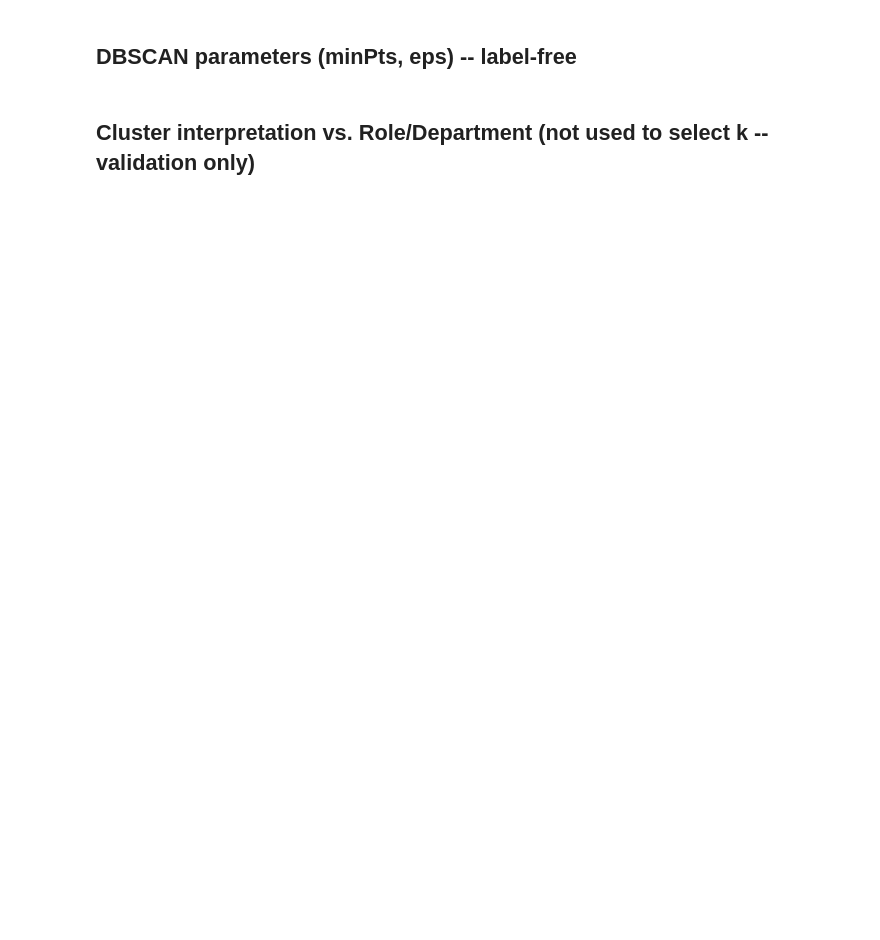
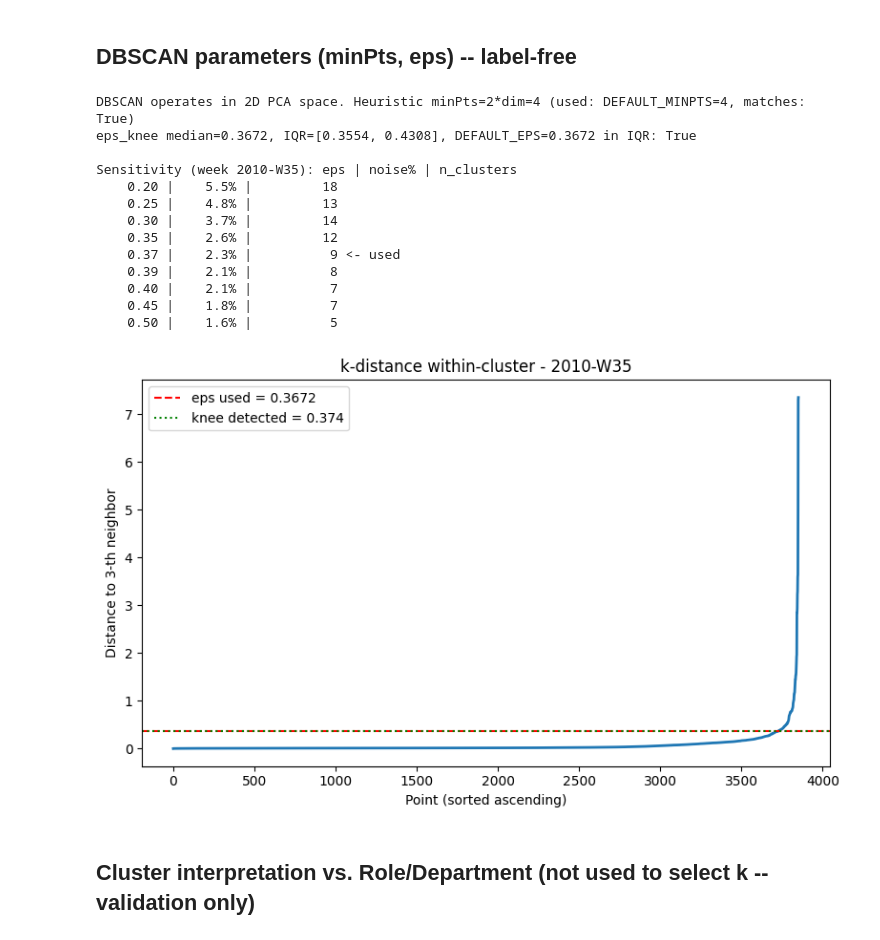
Before and after one commit to ariefikhwanwicaksono/awik-reproducibility, a Jupyter notebook: notebooks/02_layer1_justification.ipynb, the cells around one changed output. Cells and saved outputs as stored; diff of their text form; code cells hidden in the pictures; blank space fills up the shorter version.

```diff
--- a/notebooks/02_layer1_justification.ipynb
+++ b/notebooks/02_layer1_justification.ipynb
@@ -231,7 +246,7 @@ Xpr = PCA(n_components=2, random_state=42).fit_transform(StandardScaler().fit_tr
 lab_r = KMeans(n_clusters=DEFAULT_K, random_state=42, n_init=10).fit_predict(Xpr)
 
 print(f"\nSensitivity (week {yr_r}-W{wk_r:02d}): eps | noise% | n_clusters")
-for eps in [0.20, 0.25, 0.30, 0.35, 0.39, 0.40, 0.45, 0.50]:
+for eps in [0.20, 0.25, 0.30, 0.35, 0.3672, 0.39, 0.40, 0.45, 0.50]:
     noise_tot, ncl_tot = 0, 0
     for c in np.unique(lab_r):
         pts = Xpr[lab_r == c]
@@ -239,33 +254,48 @@ for eps in [0.20, 0.25, 0.30, 0.35, 0.39, 0.40, 0.45, 0.50]:
             noise_tot += len(pts)
             continue
         dl = DBSCAN(eps=eps, min_samples=DEFAULT_MINPTS).fit_predict(pts)
         noise_tot += int(np.sum(dl == -1))
         ncl_tot += len(set(dl)) - (1 if -1 in dl else 0)
     marker = " <- used" if abs(eps - DEFAULT_EPS) < 1e-9 else ""
     print(f"  {eps:>6.2f} | {100*noise_tot/len(Xpr):>6.1f}% | {ncl_tot:>10d}{marker}")
 
 kp = []
 for c in np.unique(lab_r):
     pts = Xpr[lab_r == c]
     if len(pts) <= DEFAULT_MINPTS:
         continue
     nn = NearestNeighbors(n_neighbors=DEFAULT_MINPTS).fit(pts)
     d, _ = nn.kneighbors(pts)
     kp.append(d[:, -1])
 kd = np.sort(np.concatenate(kp))
 _, kv = knee_of_curve(kd)
 
 fig, ax = plt.subplots(figsize=(8, 5))
 ax.plot(range(len(kd)), kd, lw=2)
 ax.axhline(DEFAULT_EPS, color='red', ls='--', label=f'eps used = {DEFAULT_EPS}')
 if kv is not None:
     ax.axhline(kv, color='green', ls=':', label=f'knee detected = {kv:.3f}')
 ax.set_xlabel('Point (sorted ascending)'); ax.set_ylabel(f'Distance to {DEFAULT_MINPTS-1}-th neighbor')
 ax.set_title(f'k-distance within-cluster - {yr_r}-W{wk_r:02d}'); ax.legend()
 plt.tight_layout()
 plt.savefig('../results/figures/AWIK_epsKdistance.png', dpi=150, bbox_inches='tight')
 plt.show()
 df_eps.to_csv('../results/tables/AWIK_epsKnee_MultiWeek.csv', index=False)
+# %% [output]
+DBSCAN operates in 2D PCA space. Heuristic minPts=2*dim=4 (used: DEFAULT_MINPTS=4, matches: True)
+eps_knee median=0.3672, IQR=[0.3554, 0.4308], DEFAULT_EPS=0.3672 in IQR: True
+
+Sensitivity (week 2010-W35): eps | noise% | n_clusters
+    0.20 |    5.5% |         18
+    0.25 |    4.8% |         13
+    0.30 |    3.7% |         14
+    0.35 |    2.6% |         12
+    0.37 |    2.3% |          9 <- used
+    0.39 |    2.1% |          8
+    0.40 |    2.1% |          7
+    0.45 |    1.8% |          7
+    0.50 |    1.6% |          5
+[figure, added]
 # %% [markdown]
 ## Cluster interpretation vs. Role/Department (not used to select k -- validation only)
 # %%
```
Also changed, not shown: parts of 8 cells of this notebook, 14 other files.
